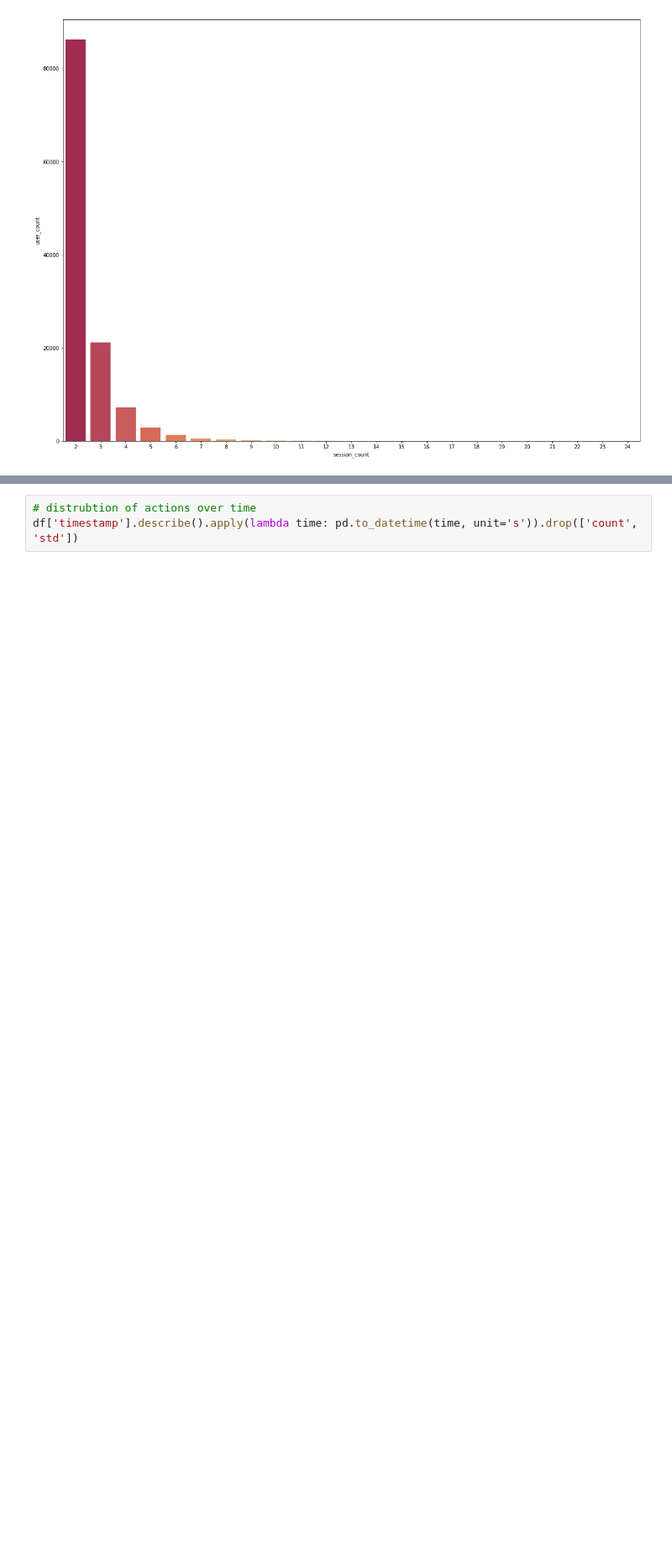
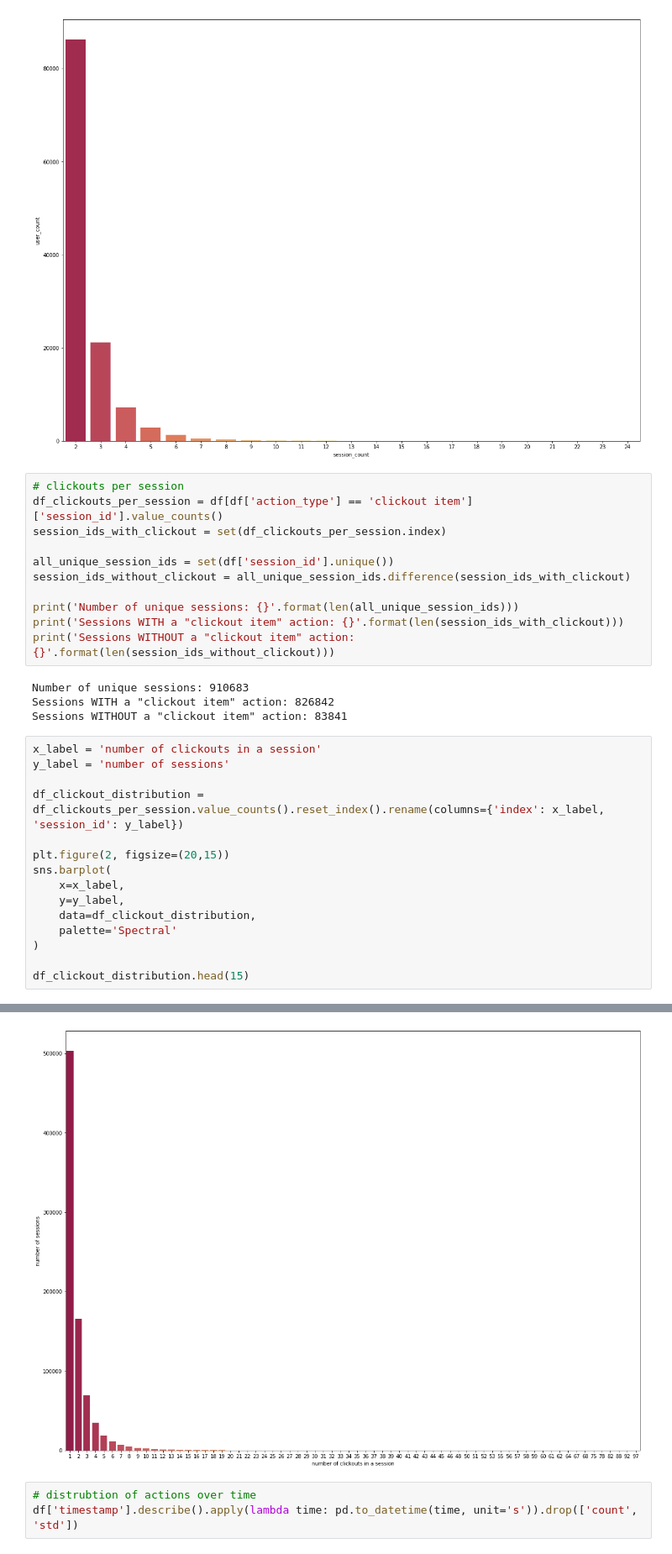
Before and after one commit to antonpetkoff/recsys-2019, a Jupyter notebook: notebooks/01-data-exploration.ipynb, the cells around one changed output, grey strips where cells are left out. Shown at 84% size. Cells and saved outputs as stored; diff of their text form; blank space fills up the shorter version.

Commit message:
Analyze clickout item actions

```diff
--- a/notebooks/01-data-exploration.ipynb
+++ b/notebooks/01-data-exploration.ipynb
@@ -79,3 +84,34 @@ sns.barplot(x='session_count',y='user_count', data=session_count_df.drop([1, 51,
 # %% [output]
 <matplotlib.axes._subplots.AxesSubplot at 0x...>
 [figure]
+# %%
+# clickouts per session
+df_clickouts_per_session = df[df['action_type'] == 'clickout item']['session_id'].value_counts()
+session_ids_with_clickout = set(df_clickouts_per_session.index)
+
+all_unique_session_ids = set(df['session_id'].unique())
+session_ids_without_clickout = all_unique_session_ids.difference(session_ids_with_clickout)
+
+print('Number of unique sessions: {}'.format(len(all_unique_session_ids)))
+print('Sessions WITH a "clickout item" action: {}'.format(len(session_ids_with_clickout)))
+print('Sessions WITHOUT a "clickout item" action: {}'.format(len(session_ids_without_clickout)))
+# %% [output]
+Number of unique sessions: 910683
+Sessions WITH a "clickout item" action: 826842
+Sessions WITHOUT a "clickout item" action: 83841
+# %%
+x_label = 'number of clickouts in a session'
+y_label = 'number of sessions'
+
+df_clickout_distribution = df_clickouts_per_session.value_counts().reset_index().rename(columns={'index': x_label, 'session_id': y_label})
+
+plt.figure(2, figsize=(20,15))
+sns.barplot(
+    x=x_label,
+    y=y_label,
+    data=df_clickout_distribution,
+    palette='Spectral'
+)
+
+df_clickout_distribution.head(15)
+# %% [output]
@@ -82,3 +134,4 @@ sns.barplot(x='session_count',y='user_count', data=session_count_df.drop([1, 51,
+[figure, added]
 # %%
 # distrubtion of actions over time
 df['timestamp'].describe().apply(lambda time: pd.to_datetime(time, unit='s')).drop(['count', 'std'])
```
Also changed, not shown: parts of 2 cells of this notebook.
